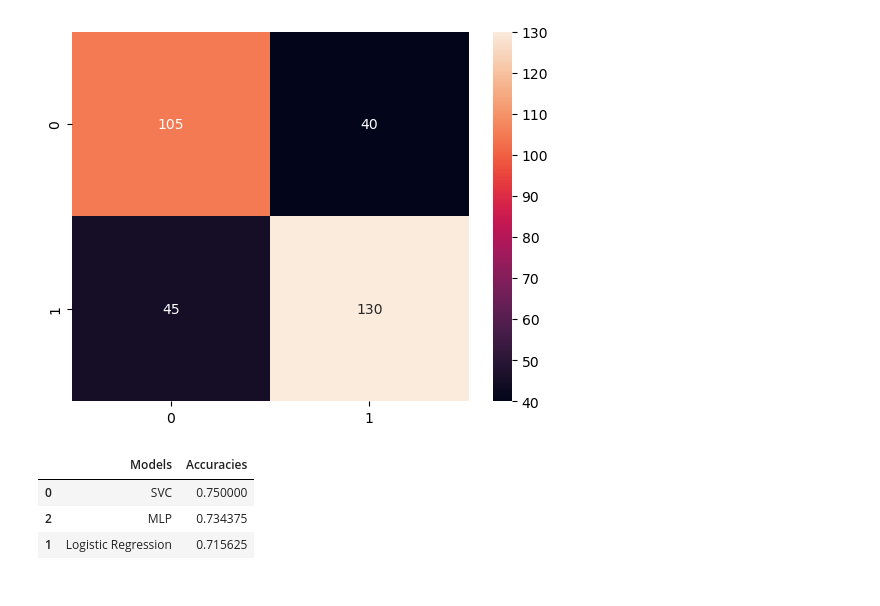
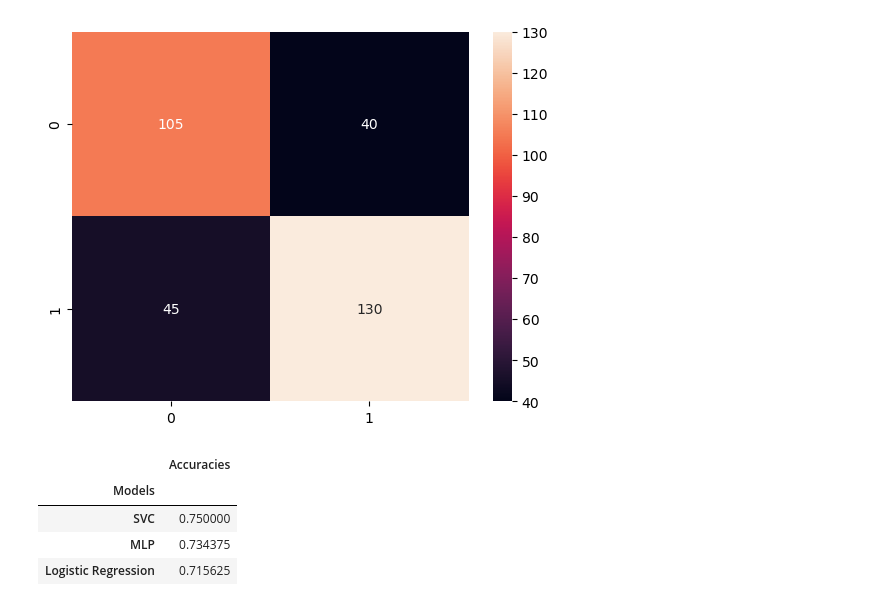
Before and after one commit to cobentil02/Redwinequality_ML, a Jupyter notebook: Red_Wine_Dataset.ipynb, the cells around one changed output. Cells and saved outputs as stored; diff of their text form; code cells hidden in the pictures.

Commit message:
removed the indexing on the accuracy table

```diff
--- a/Red_Wine_Dataset.ipynb
+++ b/Red_Wine_Dataset.ipynb
@@ -615,11 +632,13 @@ weighted avg       0.74      0.73      0.73       320
 # %%
 # visualising the accuracies between the tuned models and MLP on a data frame
 comparison = pd.DataFrame({'Models': ['SVC','Logistic Regression','MLP'],
                            'Accuracies': [accuracy_score(Y_test,Y_predsvc2),accuracy_score(Y_test,Y_predlr),accuracy_score(Y_test,Y_predmlp)]})
 comparison = comparison.sort_values(by='Accuracies', ascending=False)
+comparison = comparison.set_index('Models')
 comparison
 # %% [output]
-|  | Models | Accuracies |
-| 0 | SVC | 0.750000 |
-| 2 | MLP | 0.734375 |
-| 1 | Logistic Regression | 0.715625 |
+|  | Accuracies |
+| Models |  |
+| SVC | 0.750000 |
+| MLP | 0.734375 |
+| Logistic Regression | 0.715625 |
```
Also changed, not shown: parts of 3 cells of this notebook.
